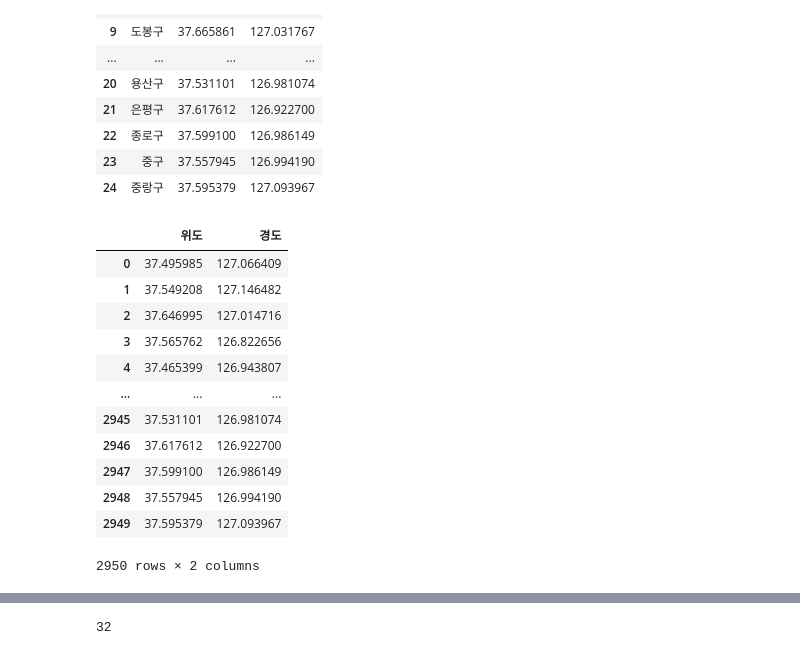
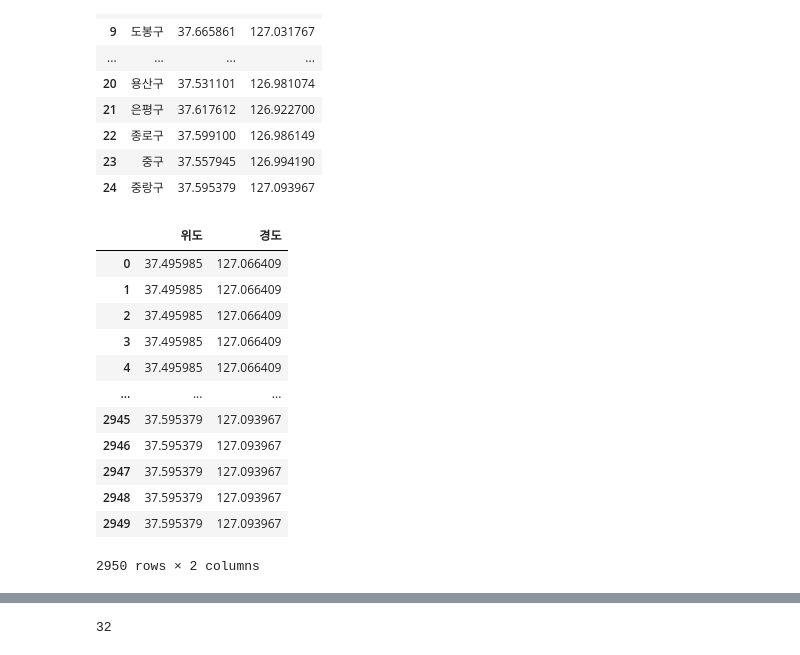
Before and after one commit to Lagom92/covid_visualize, a Jupyter notebook: note/2-2_5월부터7월까지_유동인구_확진자_추이.ipynb, the cells around one changed output, grey strips where cells are left out. Cells and saved outputs as stored; diff of their text form; code cells hidden in the pictures.

```diff
--- a/note/2-2_5월부터7월까지_유동인구_확진자_추이.ipynb
+++ b/note/2-2_5월부터7월까지_유동인구_확진자_추이.ipynb
@@ -339,24 +367,25 @@ Seoul_lat_lon
 | 23 | 중구 | 37.557945 | 126.994190 |
 | 24 | 중랑구 | 37.595379 | 127.093967 |
 # %%
-# 합칠 위경도 데이터  ---> 안됨 ----> 행을 늘린 후 geo의 groupby를 풀어서 합치기 가능
-latlon = Seoul_lat_lon[['위도','경도']].copy()
+# 합칠 위경도 데이터  ---> 안됨 ----> 행을 늘린 후 pro의 groupby를 풀어서 합치기 가능
 latlon2 = Seoul_lat_lon[['위도','경도']].copy()
-for i in range(len(infected_geo)//len(Seoul_lat_lon)-1):
-    latlon=latlon.append(latlon2, ignore_index=True)
+latlon = pd.DataFrame(columns=['위도','경도'])
+for i in range(len(latlon2)):
+    for j in range(0,118):
+        latlon=latlon.append(latlon2.iloc[i], ignore_index=True)
 
 latlon
 # %% [output]
 |  | 위도 | 경도 |
 | 0 | 37.495985 | 127.066409 |
-| 1 | 37.549208 | 127.146482 |
-| 2 | 37.646995 | 127.014716 |
-| 3 | 37.565762 | 126.822656 |
-| 4 | 37.465399 | 126.943807 |
+| 1 | 37.495985 | 127.066409 |
+| 2 | 37.495985 | 127.066409 |
+| 3 | 37.495985 | 127.066409 |
+| 4 | 37.495985 | 127.066409 |
 | ... | ... | ... |
-| 2945 | 37.531101 | 126.981074 |
-| 2946 | 37.617612 | 126.922700 |
-| 2947 | 37.599100 | 126.986149 |
-| 2948 | 37.557945 | 126.994190 |
+| 2945 | 37.595379 | 127.093967 |
+| 2946 | 37.595379 | 127.093967 |
+| 2947 | 37.595379 | 127.093967 |
+| 2948 | 37.595379 | 127.093967 |
 | 2949 | 37.595379 | 127.093967 |
 2950 rows × 2 columns
```
Also changed, not shown: parts of 19 cells of this notebook.
